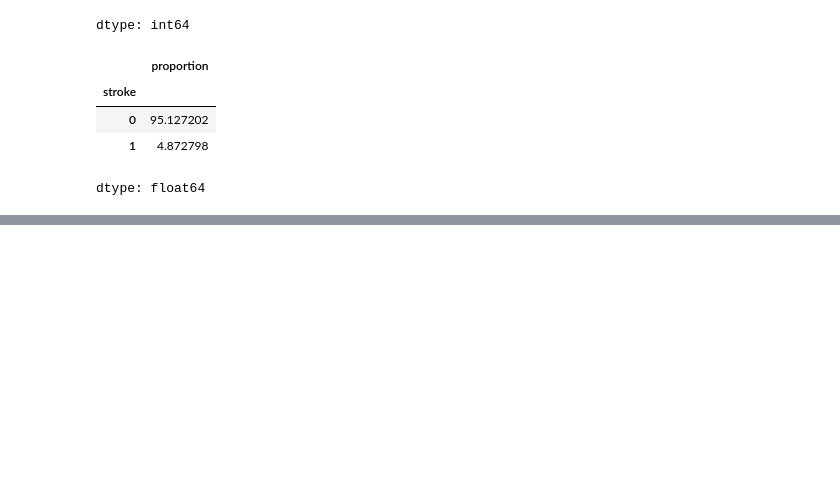
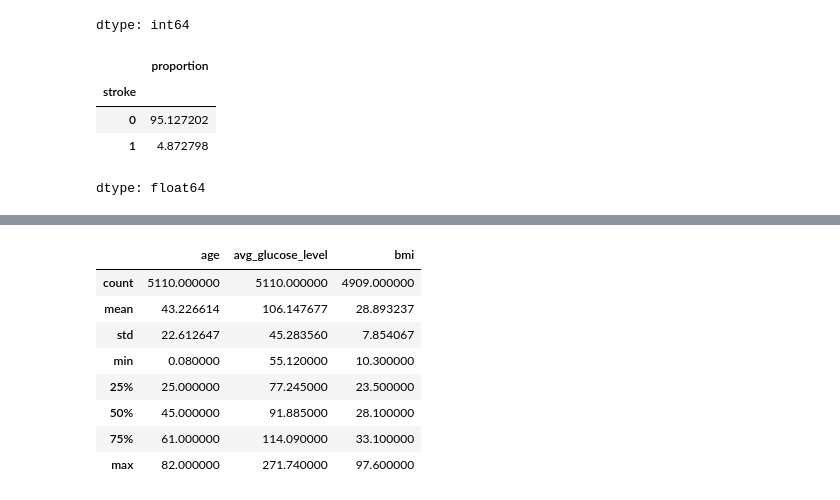
Before and after one commit to pyash45/Stoke_Prediction, a Jupyter notebook: Stoke_prediction.ipynb, the cells around one changed output, grey strips where cells are left out. Cells and saved outputs as stored; diff of their text form; code cells hidden in the pictures; blank space fills up the shorter version.

```diff
--- a/Stoke_prediction.ipynb
+++ b/Stoke_prediction.ipynb
@@ -103,3 +103,16 @@ import plotly.express as px
 px.bar(x=y.value_counts().index, y=y.value_counts(), color=y.value_counts().index)
 # %% [output]
 [interactive output not drawn]
+# %%
+numerical_val = ['age' , 'avg_glucose_level' , 'bmi']
+df[numerical_val].describe()
+# %% [output]
+|  | age | avg_glucose_level | bmi |
+| count | 5110.000000 | 5110.000000 | 4909.000000 |
+| mean | 43.226614 | 106.147677 | 28.893237 |
+| std | 22.612647 | 45.283560 | 7.854067 |
+| min | 0.080000 | 55.120000 | 10.300000 |
+| 25% | 25.000000 | 77.245000 | 23.500000 |
+| 50% | 45.000000 | 91.885000 | 28.100000 |
+| 75% | 61.000000 | 114.090000 | 33.100000 |
+| max | 82.000000 | 271.740000 | 97.600000 |
```
Also changed, not shown: parts of 21 cells of this notebook.
